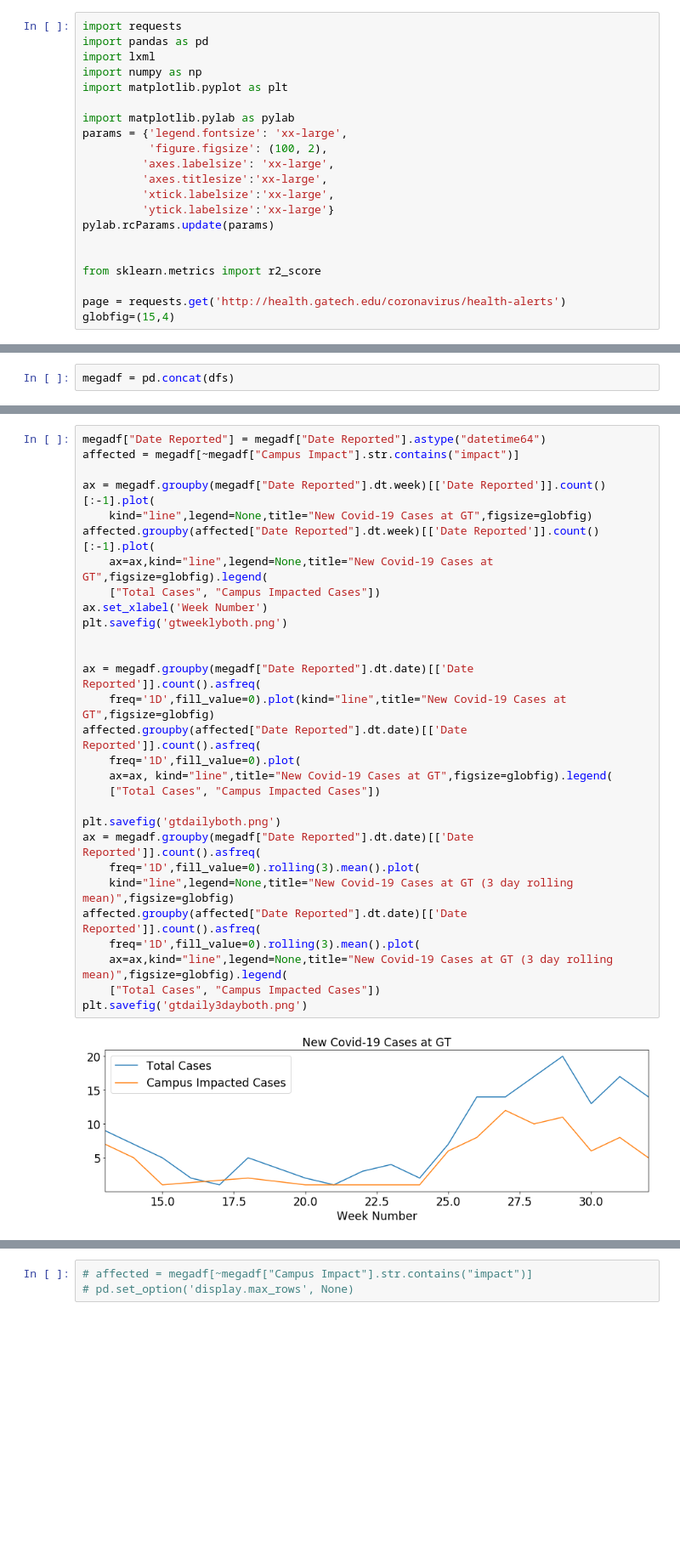
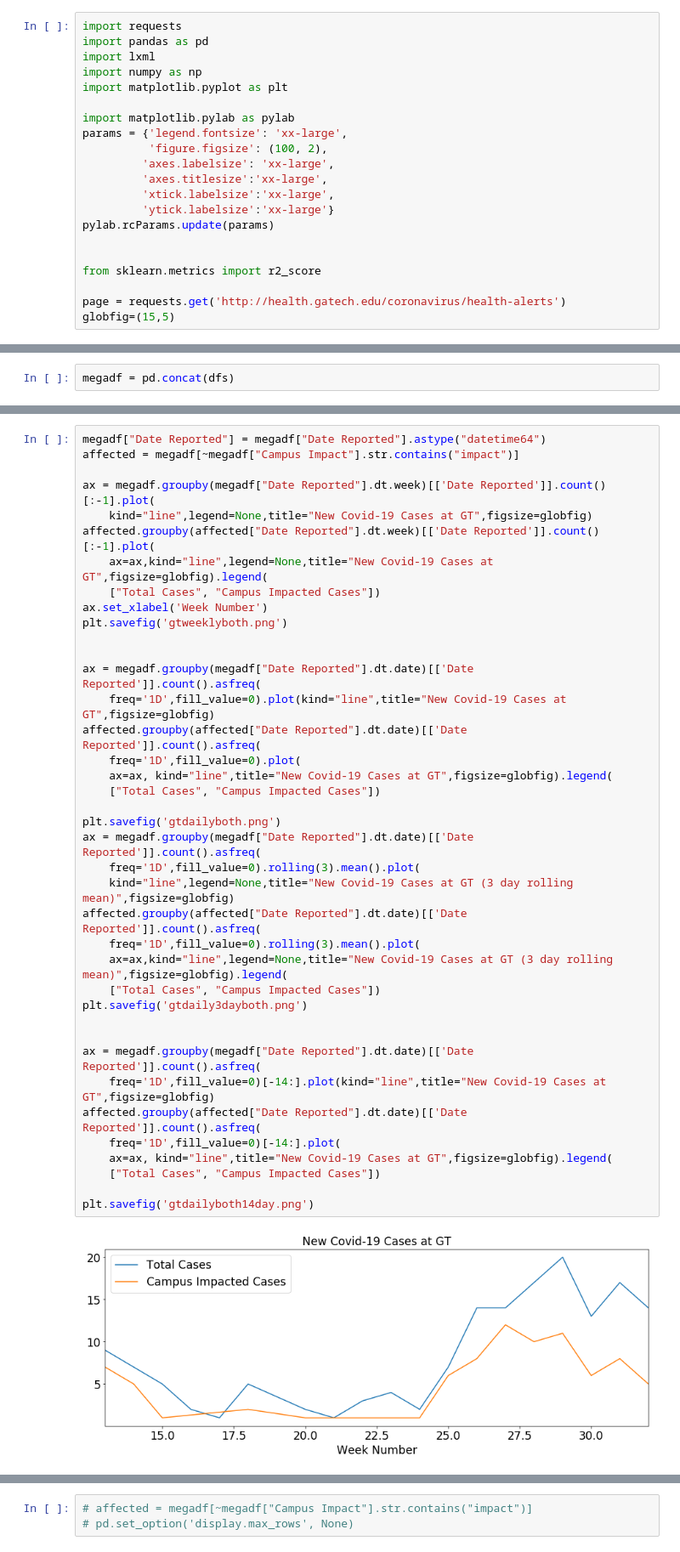
Before and after one commit to anishthite/gtcovid, a Jupyter notebook: GTCOVID.ipynb, the cells around one changed output, grey strips where cells are left out. Shown at 85% size. Saved outputs shown, nothing was run; the diff lists cells and outputs as text; blank space fills up the shorter version.

```diff
--- a/GTCOVID.ipynb
+++ b/GTCOVID.ipynb
@@ -18,7 +18,7 @@ pylab.rcParams.update(params)
 from sklearn.metrics import r2_score
 
 page = requests.get('http://health.gatech.edu/coronavirus/health-alerts')
-globfig=(15,4)
+globfig=(15,5)
 # %%
 page = page.text[page.text.index('<h3>Current Month</h3>'):]
 dfs = pd.read_html(page)
@@ -60,31 +69,41 @@ plt.savefig('gtdaily3day.png')
 # %%
 megadf["Date Reported"] = megadf["Date Reported"].astype("datetime64")
 affected = megadf[~megadf["Campus Impact"].str.contains("impact")]
 
 ax = megadf.groupby(megadf["Date Reported"].dt.week)[['Date Reported']].count()[:-1].plot(
     kind="line",legend=None,title="New Covid-19 Cases at GT",figsize=globfig)
 affected.groupby(affected["Date Reported"].dt.week)[['Date Reported']].count()[:-1].plot(
     ax=ax,kind="line",legend=None,title="New Covid-19 Cases at GT",figsize=globfig).legend(
     ["Total Cases", "Campus Impacted Cases"])
 ax.set_xlabel('Week Number')
 plt.savefig('gtweeklyboth.png')
 
 
 ax = megadf.groupby(megadf["Date Reported"].dt.date)[['Date Reported']].count().asfreq(
     freq='1D',fill_value=0).plot(kind="line",title="New Covid-19 Cases at GT",figsize=globfig)
 affected.groupby(affected["Date Reported"].dt.date)[['Date Reported']].count().asfreq(
     freq='1D',fill_value=0).plot(
     ax=ax, kind="line",title="New Covid-19 Cases at GT",figsize=globfig).legend(
     ["Total Cases", "Campus Impacted Cases"])
 
 plt.savefig('gtdailyboth.png')
 ax = megadf.groupby(megadf["Date Reported"].dt.date)[['Date Reported']].count().asfreq(
     freq='1D',fill_value=0).rolling(3).mean().plot(
     kind="line",legend=None,title="New Covid-19 Cases at GT (3 day rolling mean)",figsize=globfig)
 affected.groupby(affected["Date Reported"].dt.date)[['Date Reported']].count().asfreq(
     freq='1D',fill_value=0).rolling(3).mean().plot(
     ax=ax,kind="line",legend=None,title="New Covid-19 Cases at GT (3 day rolling mean)",figsize=globfig).legend(
     ["Total Cases", "Campus Impacted Cases"])
 plt.savefig('gtdaily3dayboth.png')
+
+
+ax = megadf.groupby(megadf["Date Reported"].dt.date)[['Date Reported']].count().asfreq(
+    freq='1D',fill_value=0)[-14:].plot(kind="line",title="New Covid-19 Cases at GT",figsize=globfig)
+affected.groupby(affected["Date Reported"].dt.date)[['Date Reported']].count().asfreq(
+    freq='1D',fill_value=0)[-14:].plot(
+    ax=ax, kind="line",title="New Covid-19 Cases at GT",figsize=globfig).legend(
+    ["Total Cases", "Campus Impacted Cases"])
+
+plt.savefig('gtdailyboth14day.png')
 # %% [output]
-[figure, old version]
+[figure, new version]
```
Also changed, not shown: parts of 7 cells of this notebook, 8 other files.
